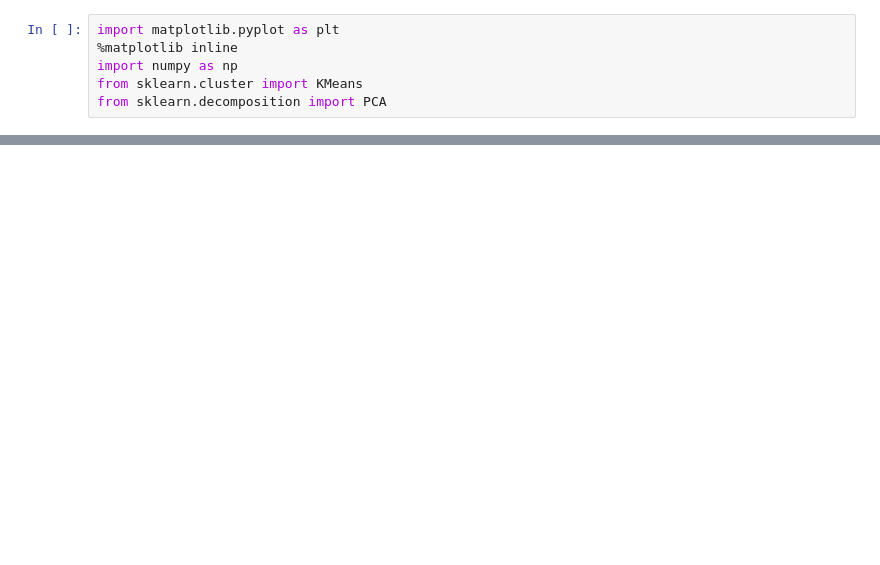
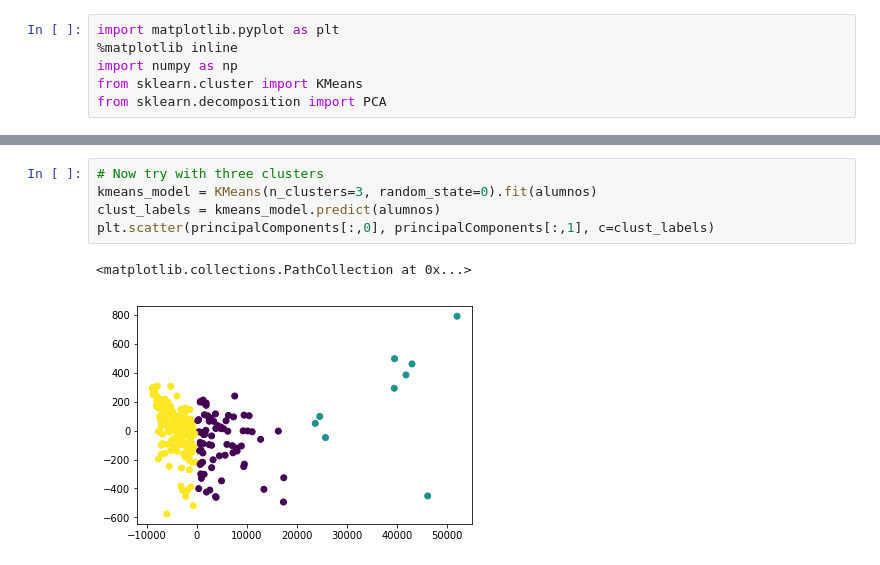
Before and after one commit to mariomeissner/moodle-log-parser, a Jupyter notebook: clustering_alumnos.ipynb, the cells around one changed output, grey strips where cells are left out. Drawn from its saved outputs; the diff is of its cells as text; blank space fills up the shorter version.

```diff
--- a/clustering_alumnos.ipynb
+++ b/clustering_alumnos.ipynb
@@ -35,0 +54,8 @@ plt.scatter(principalComponents[:,0], principalComponents[:,1])
+# %%
+# Now try with three clusters
+kmeans_model = KMeans(n_clusters=3, random_state=0).fit(alumnos)
+clust_labels = kmeans_model.predict(alumnos)
+plt.scatter(principalComponents[:,0], principalComponents[:,1], c=clust_labels)
+# %% [output]
+<matplotlib.collections.PathCollection at 0x...>
+[figure, added]
```
Also changed, not shown: parts of 6 cells of this notebook.
